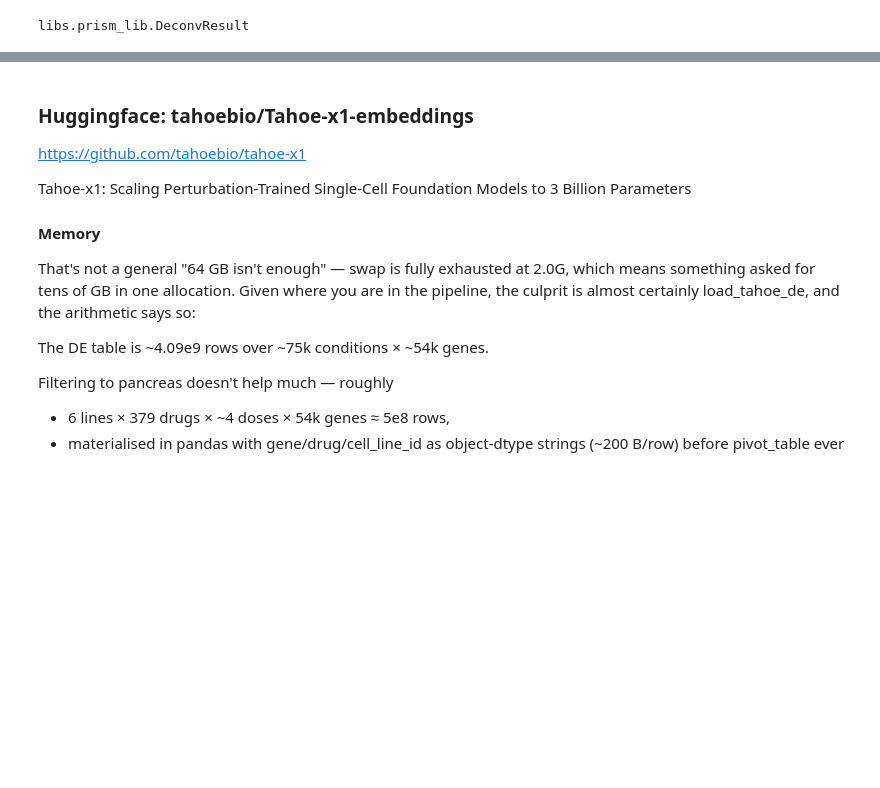
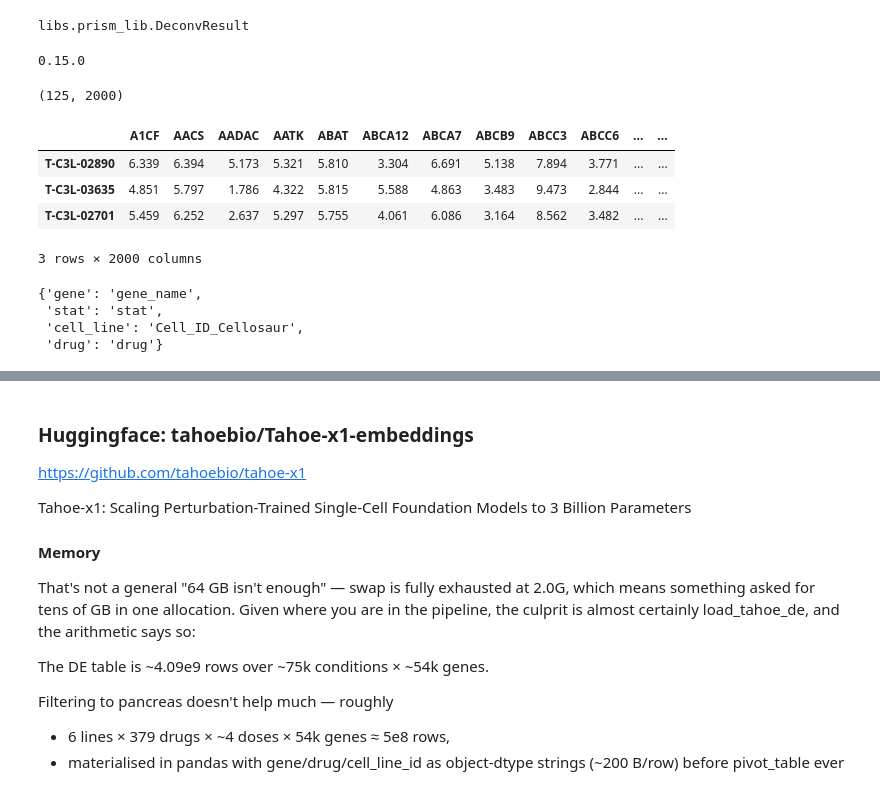
Before and after one commit to flalix/perturb_agent, a Jupyter notebook: notebooks/mtp_cBio_67_PAAD_prism cluster_embed.ipynb, the cells around one changed output, grey strips where cells are left out. Saved outputs shown, nothing was run; the diff lists cells and outputs as text; code cells hidden in the pictures; blank space fills up the shorter version.

Commit message:
cluster tahoe2

```diff
--- a/notebooks/mtp_cBio_67_PAAD_prism cluster_embed.ipynb
+++ b/notebooks/mtp_cBio_67_PAAD_prism cluster_embed.ipynb
@@ -639,7 +639,35 @@ cell_name = "Ductal cell type 2"
 kmax = 8
 no_decouple = True
 is_tahoe = True
-
+'''
 mc = MalignantCluster(prism=prism, res=res, df_bulk=df_bulk, ref=ref,
                       root_mprog_cluster=root_mprog_cluster,
                       organ="Pancreas", cell_name=cell_name, cell_types=None)
+'''
+
+import importlib, libs.prism_malig_lib as pml
+importlib.reload(pml)
+print(pml.__version__)
+# %% [output]
+0.15.0
+# %%
+mc = pml.MalignantCluster(prism, res, df_bulk, ref, root_mprog_cluster, organ="Pancreas")
+
+X, diag = mc.prepare_malignant_matrix(keep_genes=mc.program1_panel)
+print(X.shape)
+X.head(3)
+# %% [output]
+(125, 2000)
+|  | A1CF | AACS | AADAC | AATK | ABAT | ABCA12 | ABCA7 | ABCB9 | ABCC3 | ABCC6 | ... | ... |
+| T-C3L-02890 | 6.339 | 6.394 | 5.173 | 5.321 | 5.810 | 3.304 | 6.691 | 5.138 | 7.894 | 3.771 | ... | ... |
+| T-C3L-03635 | 4.851 | 5.797 | 1.786 | 4.322 | 5.815 | 5.588 | 4.863 | 3.483 | 9.473 | 2.844 | ... | ... |
+| T-C3L-02701 | 5.459 | 6.252 | 2.637 | 5.297 | 5.755 | 4.061 | 6.086 | 3.164 | 8.562 | 3.482 | ... | ... |
+3 rows × 2000 columns
+# %%
+info = mc.inspect_de_schema(genes=X.columns)
+info["resolved_columns"]
+# %% [output]
+{'gene': 'gene_name',
+ 'stat': 'stat',
+ 'cell_line': 'Cell_ID_Cellosaur',
+ 'drug': 'drug'}
```
Also changed, not shown: parts of 13 cells of this notebook, 1 other file.
